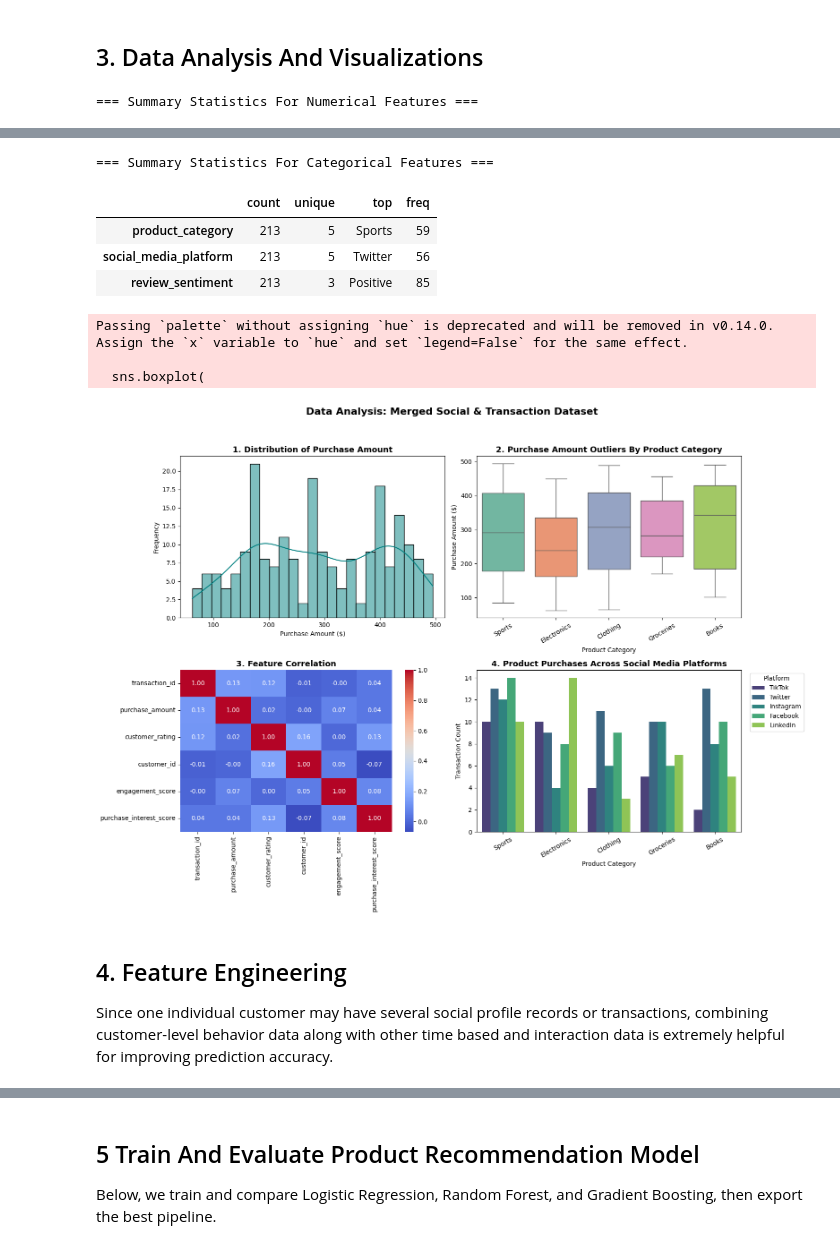
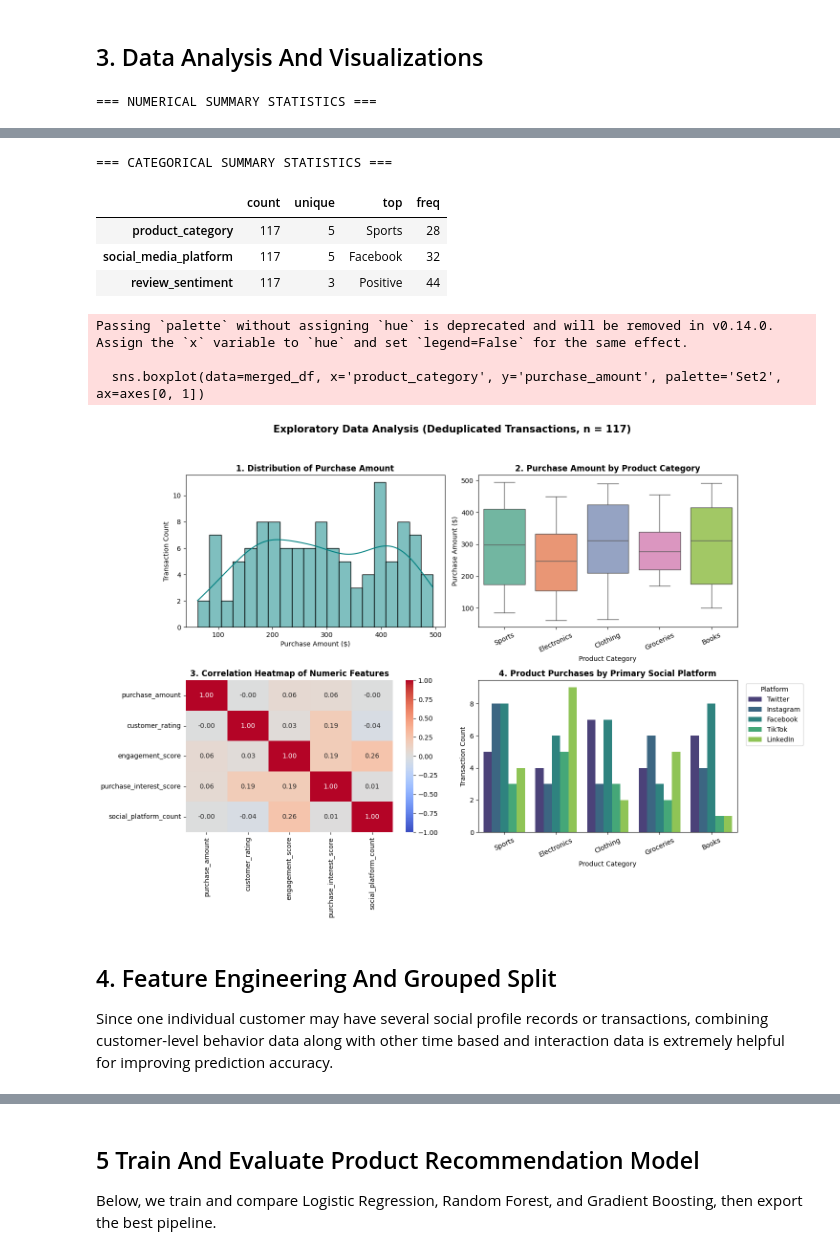
Before and after one commit to N-Maurice/multimodal_authentication_preprocessing, a Jupyter notebook: notebooks/01_product_recommendation.ipynb, the cells around one changed output, grey strips where cells are left out. Saved outputs shown, nothing was run; the diff lists cells and outputs as text; code cells hidden in the pictures.

```diff
--- a/notebooks/01_product_recommendation.ipynb
+++ b/notebooks/01_product_recommendation.ipynb
@@ -146,59 +149,44 @@ Post merge null count: 0
 # %% [markdown]
 ## 3. Data Analysis And Visualizations
 # %%
-# Summary statistics for numerical and categorical features
-print("=== Summary Statistics For Numerical Features ===")
+print("=== NUMERICAL SUMMARY STATISTICS ===")
 display(merged_df.describe().T)
 
-print("\n=== Summary Statistics For Categorical Features ===")
-display(merged_df.describe(include=['object', 'category']).T)
+print("\n=== CATEGORICAL SUMMARY STATISTICS ===")
+display(merged_df.describe(include=['object']).T)
 
-# Labeled Plots
-fig, axes = plt.subplots(2, 2, figsize=(16, 12))
-fig.suptitle('Data Analysis: Merged Social & Transaction Dataset', fontsize=16, fontweight='bold')
+fig, axes = plt.subplots(2, 2, figsize=(15, 11))
+fig.suptitle('Exploratory Data Analysis (Deduplicated Transactions, n = 117)', fontsize=15, fontweight='bold')
 
-# Plot 1: Purchase amount and engagement score
-sns.histplot(merged_df['purchase_amount'], kde=True, ax=axes[0, 0], color='teal', bins=25)
-axes[0, 0].set_title('1. Distribution of Purchase Amount', fontsize=13, fontweight='bold')
+# Plot 1: Distribution of Purchase Amount
+sns.histplot(merged_df['purchase_amount'], kde=True, ax=axes[0, 0], color='teal', bins=20)
+axes[0, 0].set_title('1. Distribution of Purchase Amount', fontweight='bold')
 axes[0, 0].set_xlabel('Purchase Amount ($)')
-axes[0, 0].set_ylabel('Frequency')
+axes[0, 0].set_ylabel('Transaction Count')
 
-# Plot 2: Outlier detection
-sns.boxplot(
-    data=merged_df,
-    x='product_category',
-    y='purchase_amount',
-    palette='Set2',
-    ax=axes[0, 1]
-)
-axes[0, 1].set_title('2. Purchase Amount Outliers By Product Category', fontsize=13, fontweight='bold')
+# Plot 2: Outliers by Product Category
+sns.boxplot(data=merged_df, x='product_category', y='purchase_amount', palette='Set2', ax=axes[0, 1])
+axes[0, 1].set_title('2. Purchase Amount by Product Category', fontweight='bold')
 axes[0, 1].set_xlabel('Product Category')
 axes[0, 1].set_ylabel('Purchase Amount ($)')
-axes[0, 1].tick_params(axis='x', rotation=30)
+axes[0, 1].tick_params(axis='x', rotation=25)
 
-# Plot 3: Correlation heatmap of numerical features
-numeric_cols = merged_df.select_dtypes(include=[np.number]).columns
-corr_matrix = merged_df[numeric_cols].corr()
-sns.heatmap(corr_matrix, annot=True, fmt='.2f', cmap='coolwarm', ax=axes[1, 0], cbar=True)
-axes[1, 0].set_title('3. Feature Correlation', fontsize=13, fontweight='bold')
+# Plot 3: Correlation
+num_cols = ['purchase_amount', 'customer_rating', 'engagement_score', 'purchase_interest_score', 'social_platform_count']
+corr_matrix = merged_df[num_cols].corr()
+sns.heatmap(corr_matrix, annot=True, fmt='.2f', cmap='coolwarm', vmin=-1, vmax=1, ax=axes[1, 0])
+axes[1, 0].set_title('3. Correlation Heatmap of Numeric Features', fontweight='bold')
 
-# Plot 4: Product category count by social media platform
-sns.countplot(
-    data=merged_df,
-    x='product_category',
-    hue='social_media_platform',
-    palette='viridis',
-    ax=axes[1, 1]
-)
-axes[1, 1].set_title('4. Product Purchases Across Social Media Platforms', fontsize=13, fontweight='bold')
+# Plot 4: Product Category by Primary Social Media Platform
+sns.countplot(data=merged_df, x='product_category', hue='social_media_platform', palette='viridis', ax=axes[1, 1])
+axes[1, 1].set_title('4. Product Purchases by Primary Social Platform', fontweight='bold')
 axes[1, 1].set_xlabel('Product Category')
 axes[1, 1].set_ylabel('Transaction Count')
-axes[1, 1].tick_params(axis='x', rotation=30)
+axes[1, 1].tick_params(axis='x', rotation=25)
 axes[1, 1].legend(title='Platform', bbox_to_anchor=(1.02, 1), loc='upper left')
 
 plt.tight_layout(rect=[0, 0.03, 1, 0.95])
-plt.savefig('eda_visualizations.png', dpi=300)
 plt.show()
 # %% [output]
-=== Summary Statistics For Numerical Features ===
+=== NUMERICAL SUMMARY STATISTICS ===
 |  | count | mean | min | 25% | 50% | 75% | max | std |
@@ -212,12 +201,12 @@ plt.show()
-=== Summary Statistics For Categorical Features ===
+=== CATEGORICAL SUMMARY STATISTICS ===
 |  | count | unique | top | freq |
-| product_category | 213 | 5 | Sports | 59 |
-| social_media_platform | 213 | 5 | Twitter | 56 |
-| review_sentiment | 213 | 3 | Positive | 85 |
+| product_category | 117 | 5 | Sports | 28 |
+| social_media_platform | 117 | 5 | Facebook | 32 |
+| review_sentiment | 117 | 3 | Positive | 44 |
 Passing `palette` without assigning `hue` is deprecated and will be removed in v0.14.0. Assign the `x` variable to `hue` and set `legend=False` for the same effect.
 
-  sns.boxplot(
+  sns.boxplot(data=merged_df, x='product_category', y='purchase_amount', palette='Set2', ax=axes[0, 1])
-[figure, old version]
+[figure, new version]
 # %% [markdown]
-## 4. Feature Engineering
+## 4. Feature Engineering And Grouped Split
 Since one individual customer may have several social profile records or transactions, combining customer-level behavior data along with other time based and interaction data is extremely helpful for improving prediction accuracy.
```
Also changed, not shown: parts of 12 cells of this notebook.
